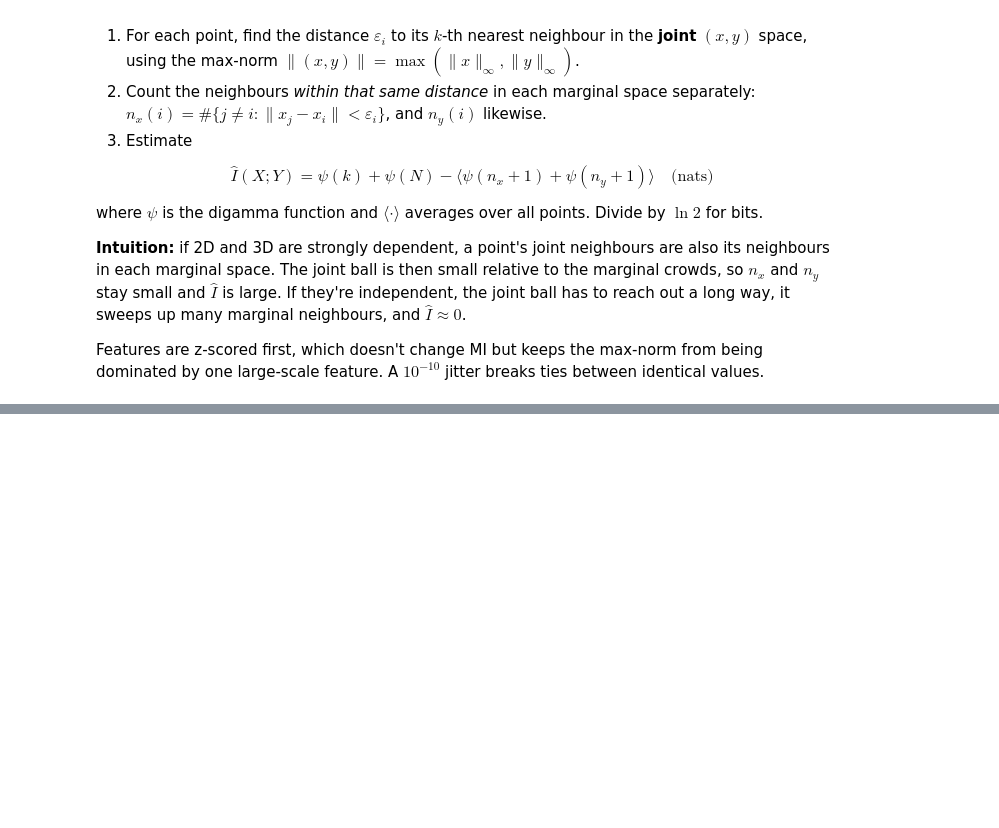
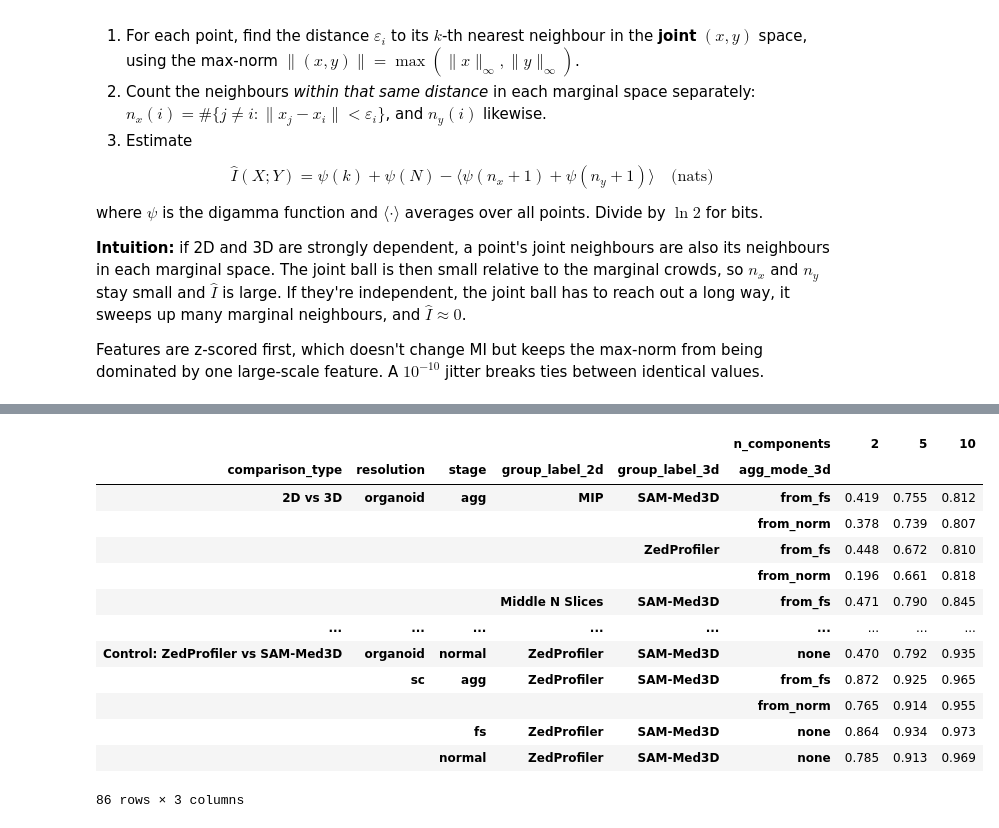
Before and after one commit to WayScience/NF1_organoid_profile_analysis, a Jupyter notebook: 2.2d_vs_3d_analysis/notebooks/6b.calculate_mutual_information.ipynb, the cells around one changed output, grey strips where cells are left out. Drawn from its saved outputs; the diff is of its cells as text; code cells hidden in the pictures; blank space fills up the shorter version.

```diff
--- a/2.2d_vs_3d_analysis/notebooks/6b.calculate_mutual_information.ipynb
+++ b/2.2d_vs_3d_analysis/notebooks/6b.calculate_mutual_information.ipynb
@@ -724,6 +831,7 @@ feature_code = _pairing_code + code_text(
     pairwise_feature_mi,
     _feature_mi_rows,
     N_FEATURE_NULL_PERMUTATIONS=N_FEATURE_NULL_PERMUTATIONS,
+    REDUNDANCY_ALPHA=REDUNDANCY_ALPHA,
 )
 
 
@@ -736,7 +844,9 @@ def is_done(step: str, outputs: List[pathlib.Path], inputs, code: str) -> bool:
     return is_fresh(step, results_root, CODE_PATH, outputs, inputs, code)
 
 
-for comp in tqdm(comparisons, desc="Comparisons"):
+for comp in tqdm(
+    comparisons, desc="Comparisons", unit="comp", leave=True, total=len(comparisons)
+):
     inputs = [comp["cfg_2d"]["input"], comp["cfg_3d"]["input"]]
     profile_outputs = [comp["profile_output"]]
     feature_outputs = [comp["feature_output"], comp["feature_summary_output"]]
@@ -755,14 +865,14 @@ for comp in tqdm(comparisons, desc="Comparisons"):
             "n_paired_groups": n_groups,
             "n_features_2d": x_2d.shape[1],
             "n_features_3d": x_3d.shape[1],
+            "skipped": n_groups < MIN_PAIRED_GROUPS,
         }
     )
-    tqdm.write(
-        f"{comp['name']}: {n_groups} paired groups on [{', '.join(keys)}], "
-        f"{x_2d.shape[1]} 2D x {x_3d.shape[1]} 3D features"
-    )
     if n_groups < MIN_PAIRED_GROUPS:
-        tqdm.write("  -> skipped: too few paired groups")
+        tqdm.write(
+            f"Skipped {comp['name']}: {n_groups} paired groups "
+            f"(minimum {MIN_PAIRED_GROUPS})"
+        )
         continue
 
     meta = comparison_meta(comp, x_2d, x_3d)
@@ -814,4 +924,9 @@ for comp in tqdm(comparisons, desc="Comparisons"):
             feature_code,
         )
 
-pd.DataFrame(pairing_report)
+# Pairing report: only comparisons recomputed in this run (cached ones are not
+# re-paired). A low n_paired_groups usually means mismatched key spellings.
+if pairing_report:
+    print(pd.DataFrame(pairing_report).to_string(index=False))
+else:
+    print("Pairing report: all comparisons were cached, nothing was re-paired.")
@@ -831,6 +964,14 @@ summary_inputs = [
     if c["feature_summary_output"].exists()
 ]
 combined_inputs = profile_inputs + summary_inputs
+n_missing_profile = len(comparisons) - len(profile_inputs)
+n_missing_feature = len(comparisons) - len(summary_inputs)
+if n_missing_profile or n_missing_feature:
+    print(
+        f"Warning: results missing for {n_missing_profile} profile and "
+        f"{n_missing_feature} feature comparisons (skipped for too few groups, "
+        "or the run above did not finish). The tables below are partial."
+    )
 
 if is_fresh(CACHE_STEP, results_root, CODE_PATH, combined_outputs, combined_inputs):
     print("Using cached result: combined MI tables")
@@ -851,6 +992,11 @@ else:
         ],
         ignore_index=True,
     )
+    # Tag each row as 2D vs 3D or a control. Done here rather than in the
+    # per-comparison files so their cached results stay valid.
+    comparison_types = {c["name"]: c["comparison_type"] for c in comparisons}
+    for df_ in (profile_results, feature_summaries):
+        df_["comparison_type"] = df_["comparison"].map(comparison_types)
     profile_results.to_parquet(all_profile_path, index=False)
     feature_summaries.to_parquet(all_feature_summary_path, index=False)
     mark_fresh(CACHE_STEP, results_root, CODE_PATH, combined_outputs, combined_inputs)
@@ -865,7 +1011,15 @@ redundancy = (
 )
 
 profile_results.pivot_table(
-    index=["resolution", "stage", "group_label_2d", "group_label_3d", "agg_mode_3d"],
+    index=[
+        "comparison_type",
+        "resolution",
+        "stage",
+        "group_label_2d",
+        "group_label_3d",
+        "agg_mode_3d",
+    ],
     columns="n_components",
     values="info_correlation",
 ).round(3)
+# %% [output]
@@ -872,2 +1027,16 @@ profile_results.pivot_table(
+|  |  |  |  |  | n_components | 2 | 5 | 10 |
+| comparison_type | resolution | stage | group_label_2d | group_label_3d | agg_mode_3d |  |  |  |
+| 2D vs 3D | organoid | agg | MIP | SAM-Med3D | from_fs | 0.419 | 0.755 | 0.812 |
+|  |  |  |  |  | from_norm | 0.378 | 0.739 | 0.807 |
+|  |  |  |  | ZedProfiler | from_fs | 0.448 | 0.672 | 0.810 |
+|  |  |  |  |  | from_norm | 0.196 | 0.661 | 0.818 |
+|  |  |  | Middle N Slices | SAM-Med3D | from_fs | 0.471 | 0.790 | 0.845 |
+| ... | ... | ... | ... | ... | ... | ... | ... | ... |
+| Control: ZedProfiler vs SAM-Med3D | organoid | normal | ZedProfiler | SAM-Med3D | none | 0.470 | 0.792 | 0.935 |
+|  | sc | agg | ZedProfiler | SAM-Med3D | from_fs | 0.872 | 0.925 | 0.965 |
+|  |  |  |  |  | from_norm | 0.765 | 0.914 | 0.955 |
+|  |  | fs | ZedProfiler | SAM-Med3D | none | 0.864 | 0.934 | 0.973 |
+|  |  | normal | ZedProfiler | SAM-Med3D | none | 0.785 | 0.913 | 0.969 |
+86 rows × 3 columns
 # %%
 redundancy.round(3)
```
Also changed, not shown: parts of 16 cells of this notebook, 10 other files.
